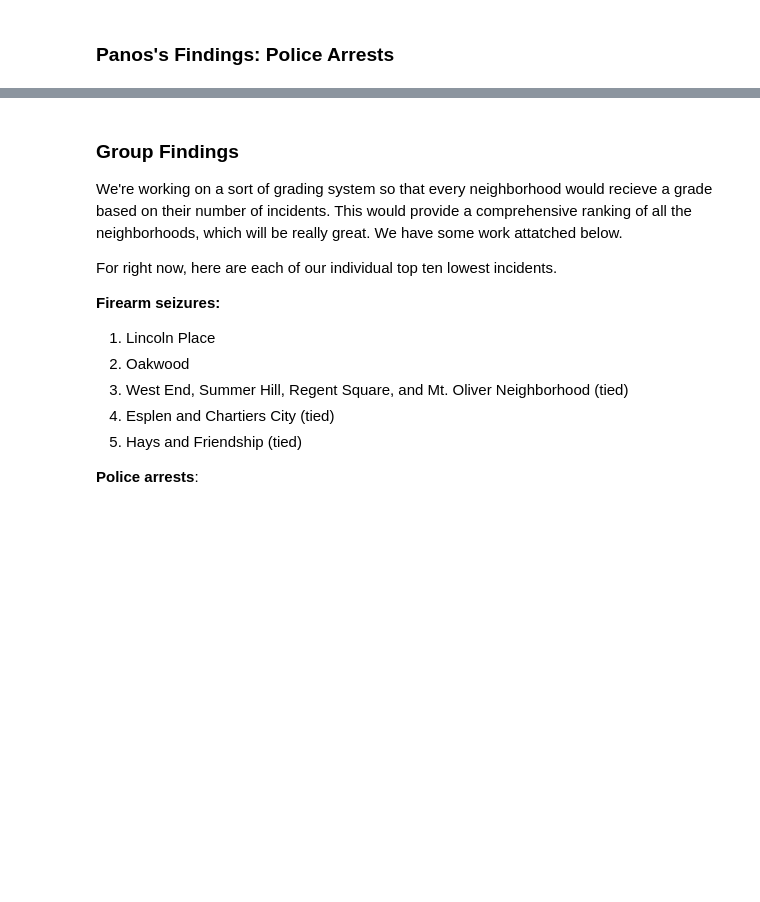
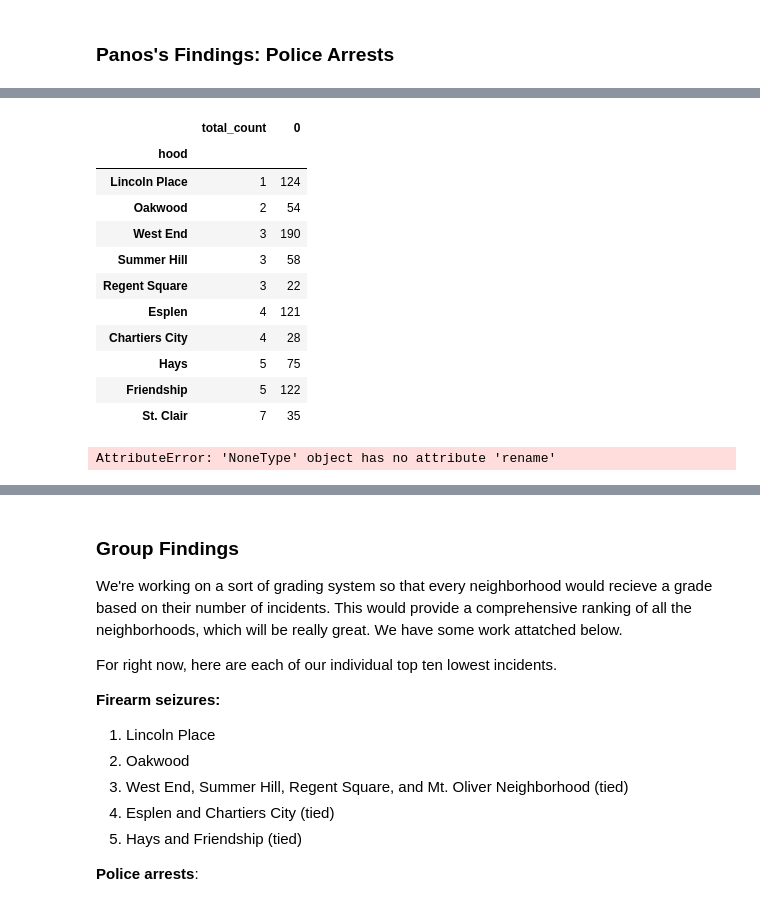
Before and after one commit to alexisgiobbi/bigideas-final, a Jupyter notebook: group-notebook.ipynb, the cells around one changed output, grey strips where cells are left out. Drawn from its saved outputs; the diff is of its cells as text; code cells hidden in the pictures; blank space fills up the shorter version.

```diff
--- a/group-notebook.ipynb
+++ b/group-notebook.ipynb
@@ -114,0 +112,22 @@ dtype: int64
+# %%
+merged = pd.merge(fire_final,arrest_sum, left_index=True, right_index=True)
+
+merged.head(10)
+# %% [output]
+|  | total_count | 0 |
+| hood |  |  |
+| Lincoln Place | 1 | 124 |
+| Oakwood | 2 | 54 |
+| West End | 3 | 190 |
+| Summer Hill | 3 | 58 |
+| Regent Square | 3 | 22 |
+| Esplen | 4 | 121 |
+| Chartiers City | 4 | 28 |
+| Hays | 5 | 75 |
+| Friendship | 5 | 122 |
+| St. Clair | 7 | 35 |
+# %%
+merged = merged.rename(columns={'0': 'count'}, inplace=True)
+merged.head(10)
+# %% [output]
+AttributeError: 'NoneType' object has no attribute 'rename'
```
Also changed, not shown: parts of 4 cells of this notebook, 1 other file.
